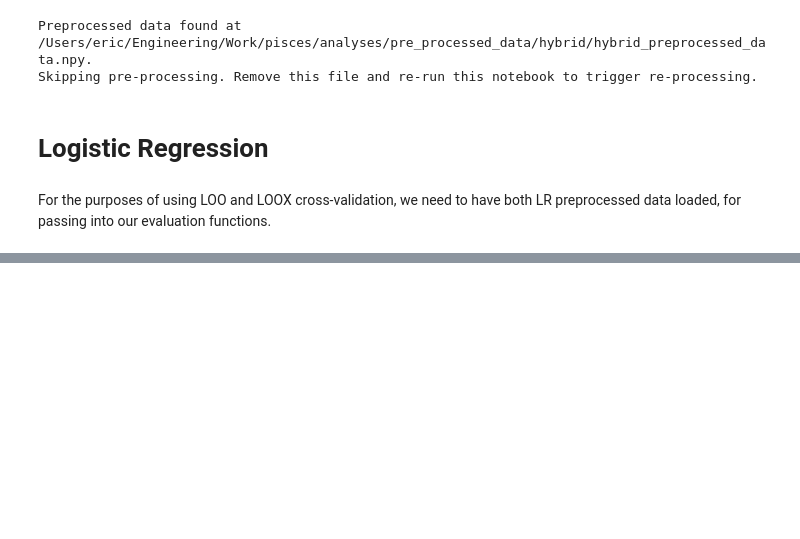
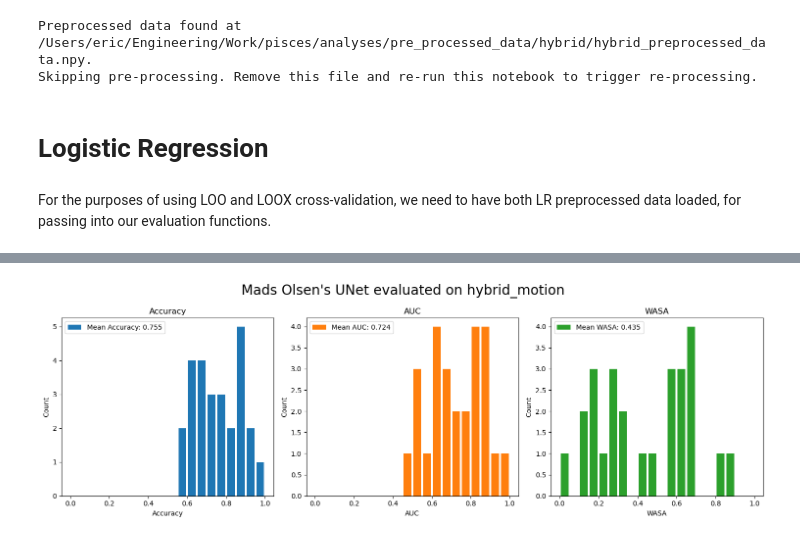
Before and after one commit to ericcanton/pisces, a Jupyter notebook: analyses/comparing_LR_MOUNet.ipynb, the cells around one changed output, grey strips where cells are left out. Drawn from its saved outputs; the diff is of its cells as text; code cells hidden in the pictures; blank space fills up the shorter version.

```diff
--- a/analyses/comparing_LR_MOUNet.ipynb
+++ b/analyses/comparing_LR_MOUNet.ipynb
@@ -322,0 +506,50 @@ plt.show()
+# %%
+TRAIN_SET = walch.name
+EVAL_SET = hybrid.name
+PLOT_TITLE = f"Mads Olsen's UNet evaluated on {EVAL_SET}"
+
+from analyses.utils.metrics import calculate_metrics_from_splits
+
+
+tqdm_message_train = f"Training {len(ids_to_split)} splits"
+all_splits = split_maker.split(ids_to_split)
+
+mo, _ = make_mo_model_and_processor(walch)
+mo.load_model()
+models = [mo]
+splits = []
+# model_fn = make_model(walch_data_processor_1D, **log_reg_hyperparameters)
+
+training_preprocessed_data = preprocessed_data_unet[TRAIN_SET]
+evaluate_preprocessed_data = preprocessed_data_unet[EVAL_SET]
+for train_index, test_index in tqdm(all_splits, desc=tqdm_message_train, total=len(ids_to_split)):
+    train_ids = list(map(lambda i: ids_to_split[i], train_index)) #ids_to_split[test_index[0]]
+    test_ids = list(map(lambda i: ids_to_split[i], test_index)) #ids_to_split[test_index[0]]
+    # model, _ = pm.run_split(train_indices=train_ids,
+    #                         preprocessed_data_set=training_preprocessed_data,
+    #                         swc=mo, epochs=0, do_not_train=True)
+    # models.append(model)
+    splits.append([train_ids, test_ids])
+
+metrics = calculate_metrics_from_splits(evaluate_preprocessed_data, models, splits)
+
+# Plot metrics
+fig, axs = plt.subplots(1, 3, figsize=(15, 5))
+
+metrics_dimensions = {'sw_accuracy': 'Accuracy', 'auc': 'AUC', 'wasa': 'WASA'}
+metric_colors = {'sw_accuracy': 'tab:blue', 'auc': 'tab:orange', 'wasa': 'tab:green'}
+
+for metric, ax in zip(metrics_dimensions.keys(), axs):
+    ax.hist(metrics[metric], range=(0, 1), bins=20, rwidth=0.8,
+            label=f"Mean {metrics_dimensions[metric]}: {np.mean(metrics[metric]):.3f}",
+            color=metric_colors[metric])
+    ax.set_title(metrics_dimensions[metric])
+    ax.set_xlabel(metrics_dimensions[metric])
+    ax.set_ylabel('Count')
+    ax.legend()
+
+plt.suptitle(PLOT_TITLE,
+             fontsize=20)
+plt.tight_layout()
+plt.show()
+# %% [output]
@@ -322,0 +574 @@ plt.show()
+[figure, added]
```
Also changed, not shown: parts of 9 cells of this notebook, 1 other file.
